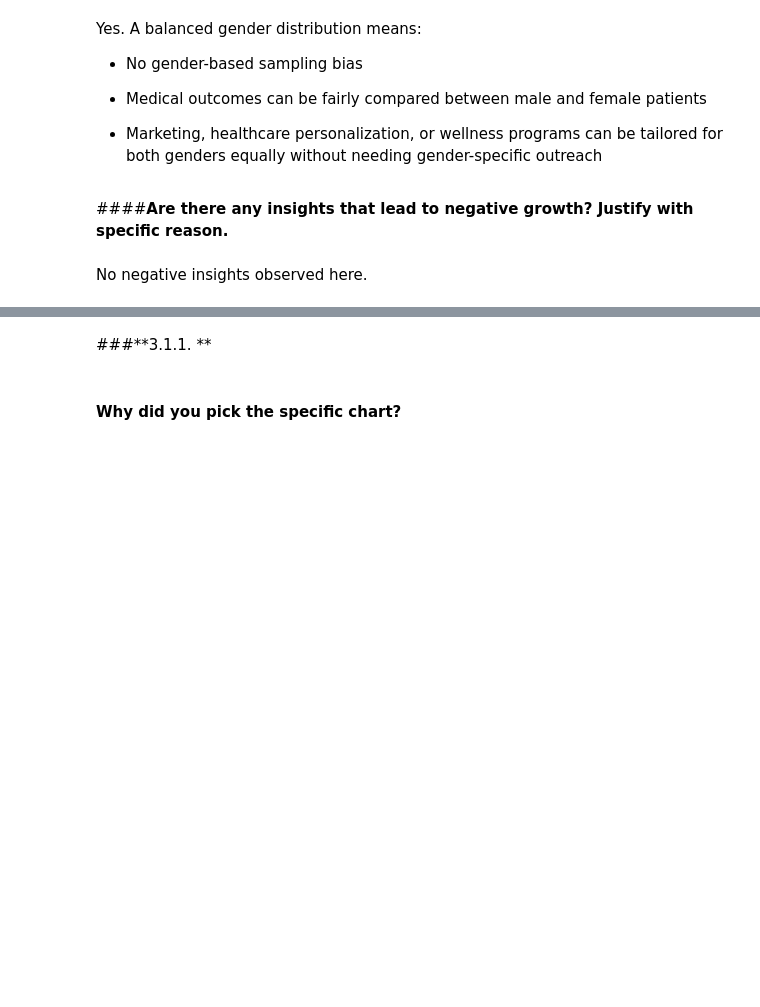
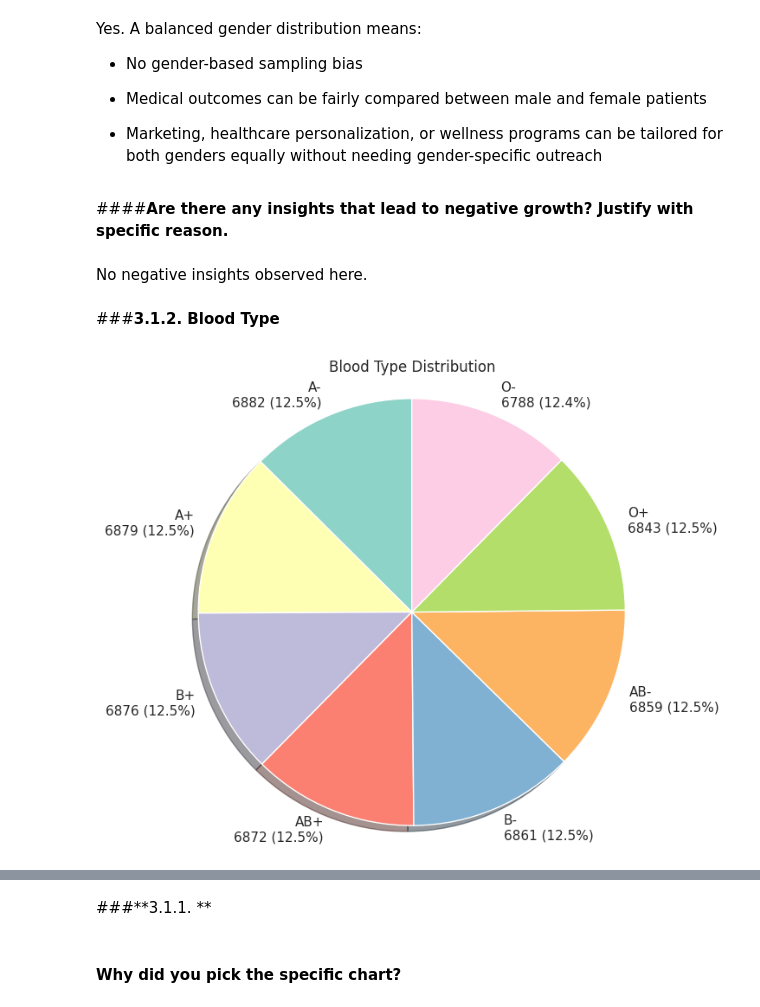
Before and after one commit to Sagarjain93/Healthcare, a Jupyter notebook: Healthcare.ipynb, the cells around one changed output, grey strips where cells are left out. Saved outputs shown, nothing was run; the diff lists cells and outputs as text; code cells hidden in the pictures; blank space fills up the shorter version.

Commit message:
Start Univariate Analysis (Categorical) - Gender , Blood type, Medical Conditions done

```diff
--- a/Healthcare.ipynb
+++ b/Healthcare.ipynb
@@ -654,3 +654,21 @@ Yes. A balanced gender distribution means:
 ####**Are there any insights that lead to negative growth? Justify with specific reason.**
 # %% [markdown]
 No negative insights observed here.
+# %% [markdown]
+###**3.1.2. Blood Type**
+# %%
+#Chart No.2
+plt.figure(figsize=(7, 7))
+blood_counts = df['blood_type'].value_counts()
+plt.pie(
+    blood_counts,
+    labels=[f"{label}\n{count} ({count/sum(blood_counts)*100:.1f}%)" for label, count in blood_counts.items()],
+    colors=sns.color_palette('Set3'),
+    startangle=90,
+    shadow=True
+)
+plt.title('Blood Type Distribution')
+plt.axis('equal')
+plt.show()
+# %% [output]
+[figure, added]
```
Also changed, not shown: parts of 30 cells of this notebook.
